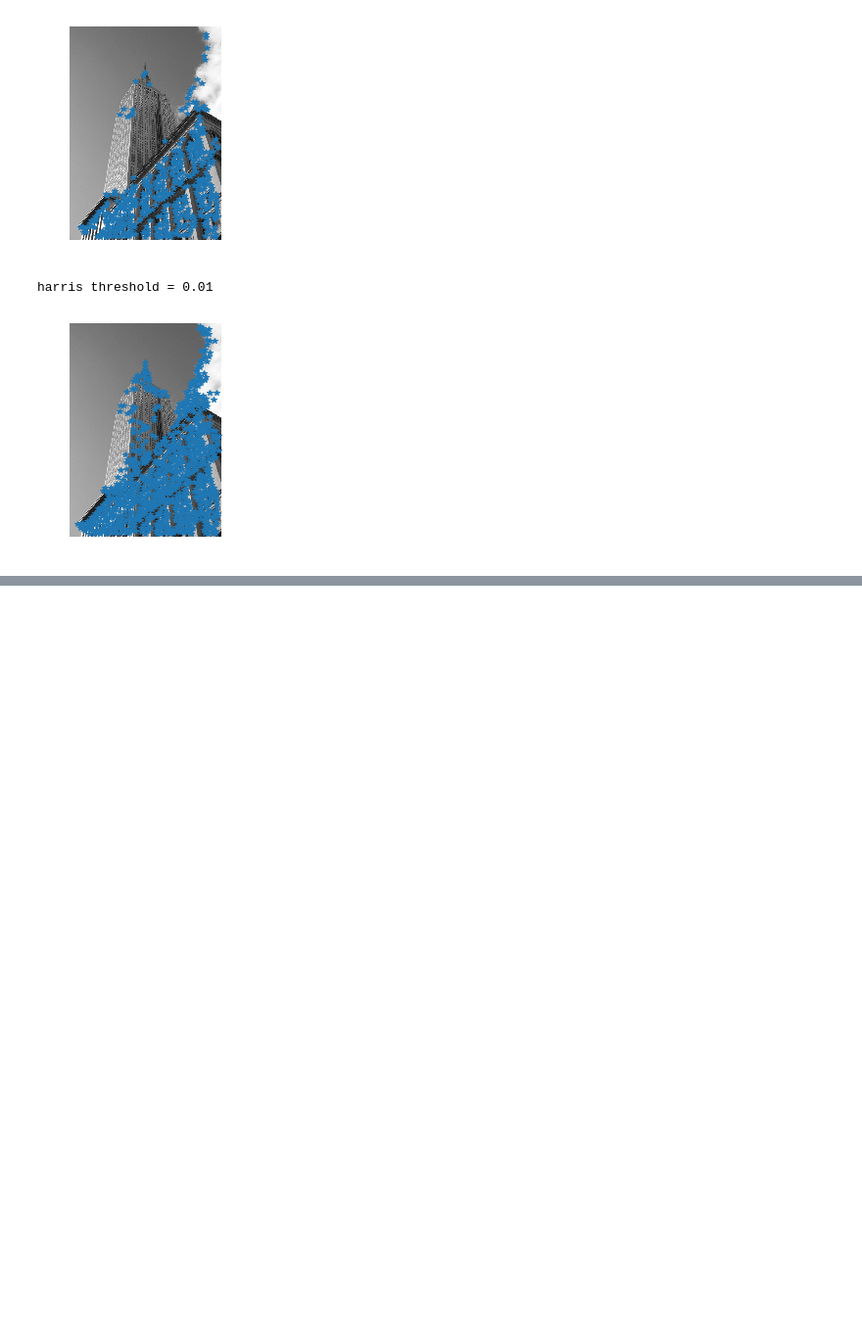
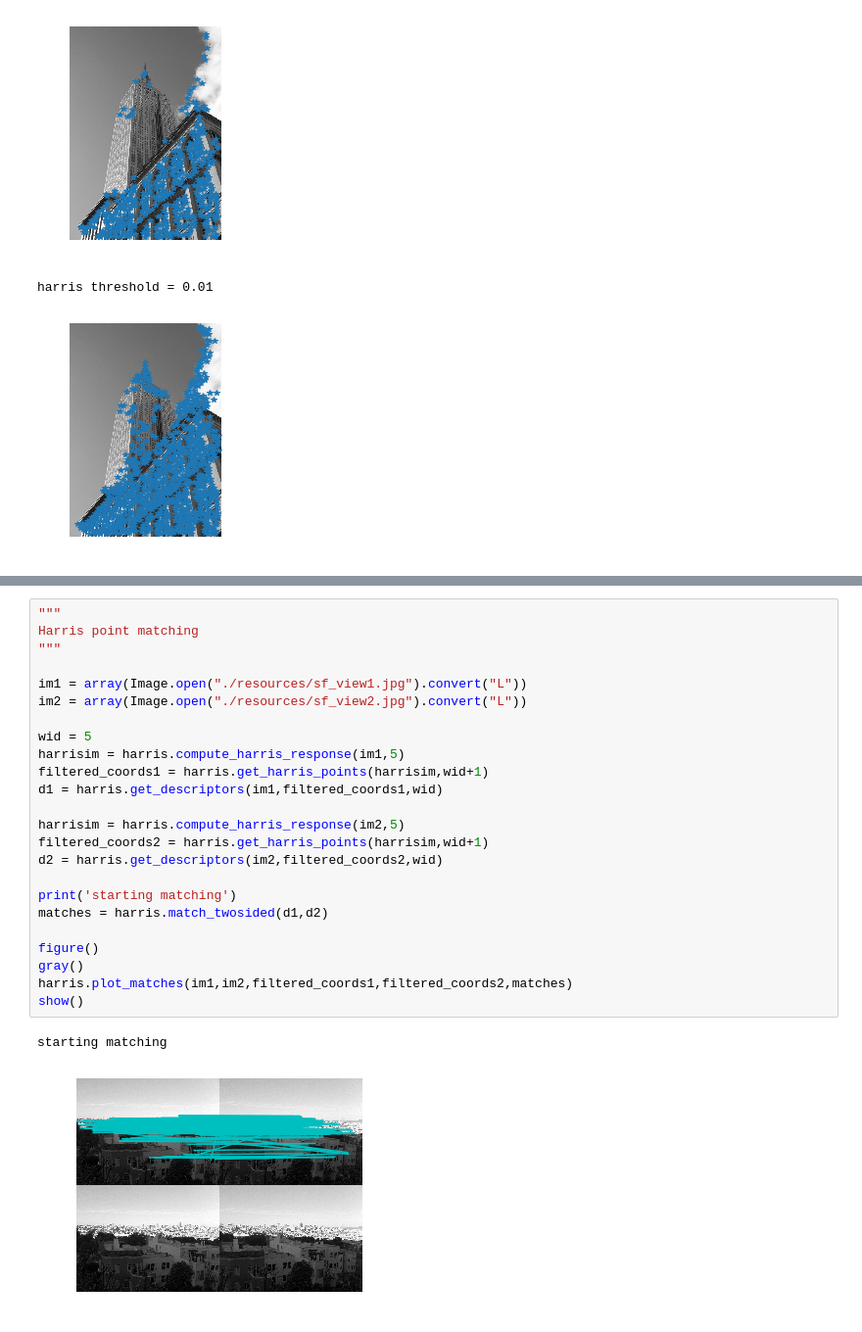
Before and after one commit to mrkazawa/cv_python, a Jupyter notebook: chapters/chapter_2.1.ipynb, the cells around one changed output, grey strips where cells are left out. Shown: that part at 98% size. Drawn from its saved outputs; the diff is of its cells as text; blank space fills up the shorter version.

```diff
--- a/chapters/chapter_2.1.ipynb
+++ b/chapters/chapter_2.1.ipynb
@@ -66,0 +62,27 @@ starting matching
+# %%
+"""
+Harris point matching
+"""
+
+im1 = array(Image.open("./resources/sf_view1.jpg").convert("L"))
+im2 = array(Image.open("./resources/sf_view2.jpg").convert("L"))
+
+wid = 5
+harrisim = harris.compute_harris_response(im1,5)
+filtered_coords1 = harris.get_harris_points(harrisim,wid+1)
+d1 = harris.get_descriptors(im1,filtered_coords1,wid)
+
+harrisim = harris.compute_harris_response(im2,5)
+filtered_coords2 = harris.get_harris_points(harrisim,wid+1)
+d2 = harris.get_descriptors(im2,filtered_coords2,wid)
+
+print('starting matching')
+matches = harris.match_twosided(d1,d2)
+
+figure()
+gray()
+harris.plot_matches(im1,im2,filtered_coords1,filtered_coords2,matches)
+show()
+# %% [output]
+starting matching
+[figure, added]
```
Also changed, not shown: parts of 2 cells of this notebook, 1 other file.
